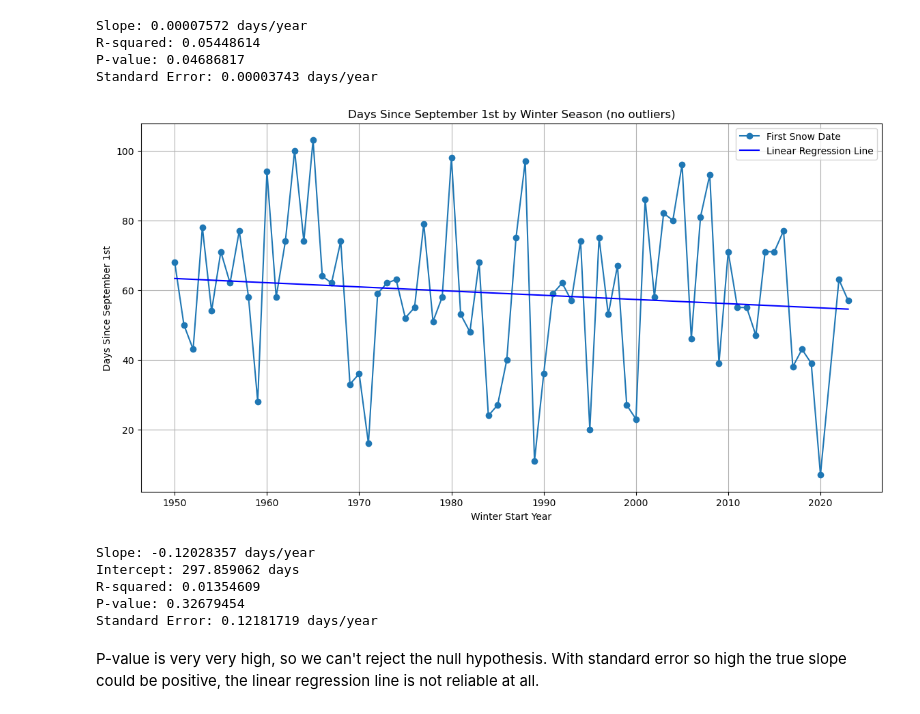
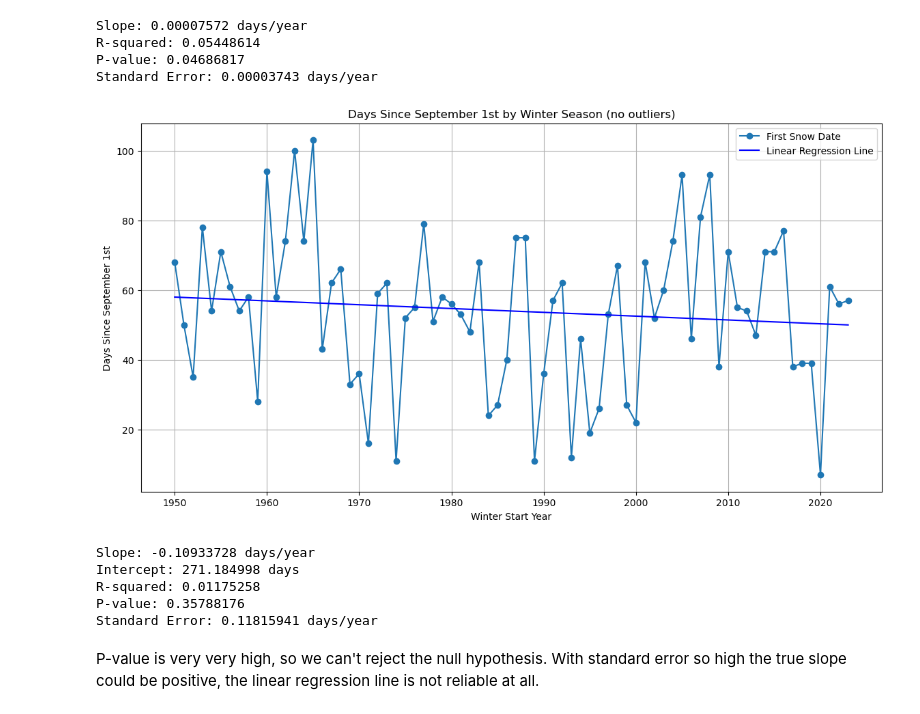
Before and after one commit to richardr1126/boulder_weather_project, a Jupyter notebook: snow_fort_collins.ipynb, the cells around one changed output. Drawn from its saved outputs; the diff is of its cells as text; code cells hidden in the pictures.

```diff
--- a/snow_fort_collins.ipynb
+++ b/snow_fort_collins.ipynb
@@ -10,7 +10,7 @@ import scipy.stats as stats
 ## Data Cleaning
 # %%
 data = None
-data = pd.read_csv('fortcollinsdaily.csv')
+data = pd.read_csv('data/fortcollinsdaily.csv')
 
 # Drop station column
 data = data.drop('STATION', axis=1)
@@ -447,7 +447,7 @@ P-value: 0.04686817
 Standard Error: 0.00003743 days/year
 # %%
 # Define inches for "first snow" threshold
-first_snow_threshold = 1 #inch
+first_snow_threshold = 0.1 #inch
 
 first_snow_dates = []
 for start_year in range(1950, 2024):
@@ -505,39 +505,39 @@ plt.ylabel("Days Since September 1st")
 plt.grid(True)
 
 # Perform linear regression on the filtered data
 slope, intercept, r_value, p_value, std_err = stats.linregress(
     filtered_snow_df['winter_start_year'],
     filtered_snow_df['days_since_sept1']
 )
 
 # Create regression line values
 regression_line = intercept + slope * filtered_snow_df['winter_start_year']
 
 # Plot the regression line
 plt.plot(
     filtered_snow_df['winter_start_year'],
     regression_line,
     color='blue',
     label='Linear Regression Line'
 )
 
 plt.legend()
 plt.savefig('plots/fortcollins/first_snow_by_season.png', bbox_inches='tight')
 plt.show()
 
 # Optionally, print regression statistics
 print(f"Slope: {slope:.8f} days/year")
 print(f"Intercept: {intercept:.6f} days")
 print(f"R-squared: {r_value**2:.8f}")
 print(f"P-value: {p_value:.8f}")
 print(f"Standard Error: {std_err:.8f} days/year")
 # %% [output]
-[figure, old version]
+[figure, new version]
-Slope: -0.12028357 days/year
-Intercept: 297.859062 days
-R-squared: 0.01354609
-P-value: 0.32679454
-Standard Error: 0.12181719 days/year
+Slope: -0.10933728 days/year
+Intercept: 271.184998 days
+R-squared: 0.01175258
+P-value: 0.35788176
+Standard Error: 0.11815941 days/year
 # %% [markdown]
 P-value is very very high, so we can't reject the null hypothesis. With standard error so high the true slope could be positive, the linear regression line is not reliable at all.
 # %%
```
Also changed, not shown: parts of 4 cells of this notebook, 27 other files.
